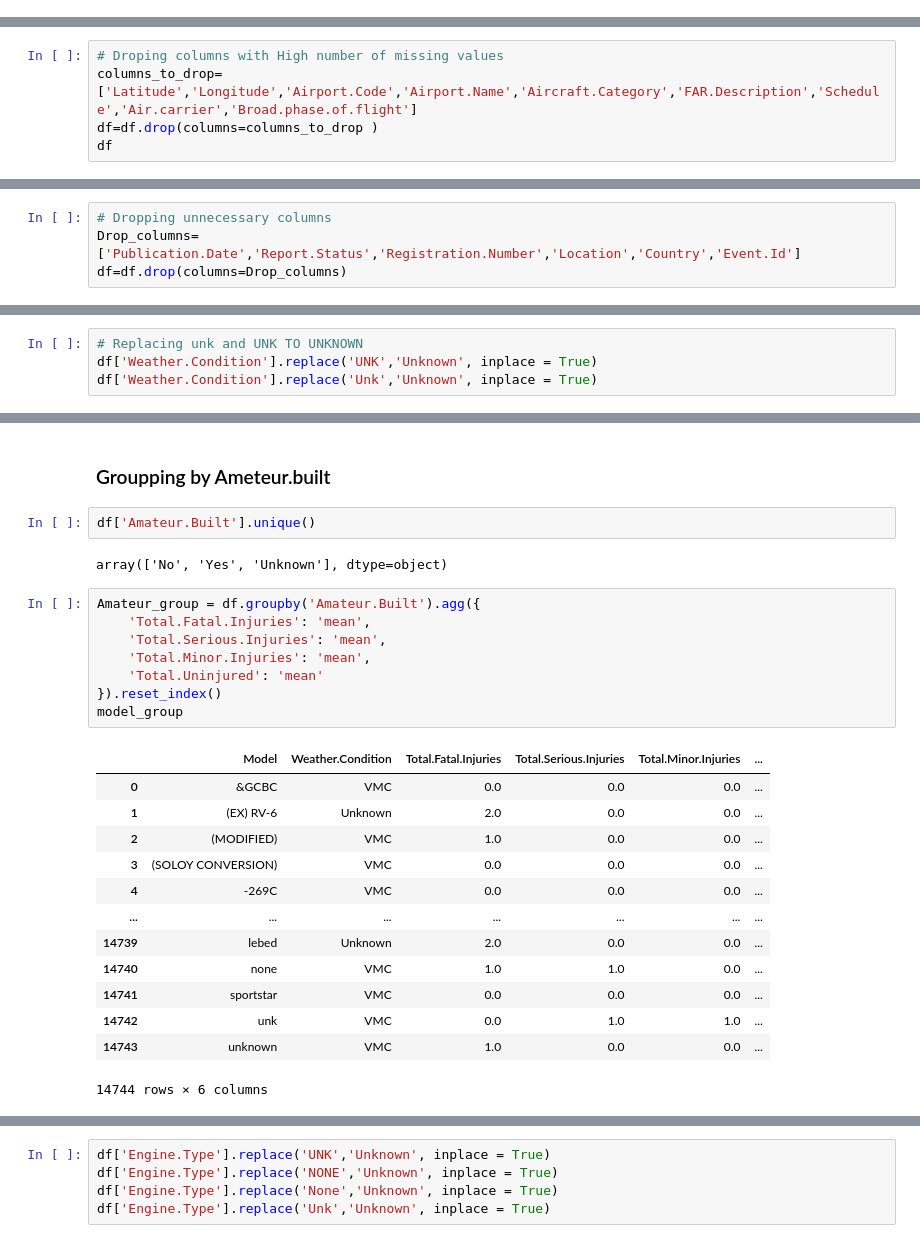
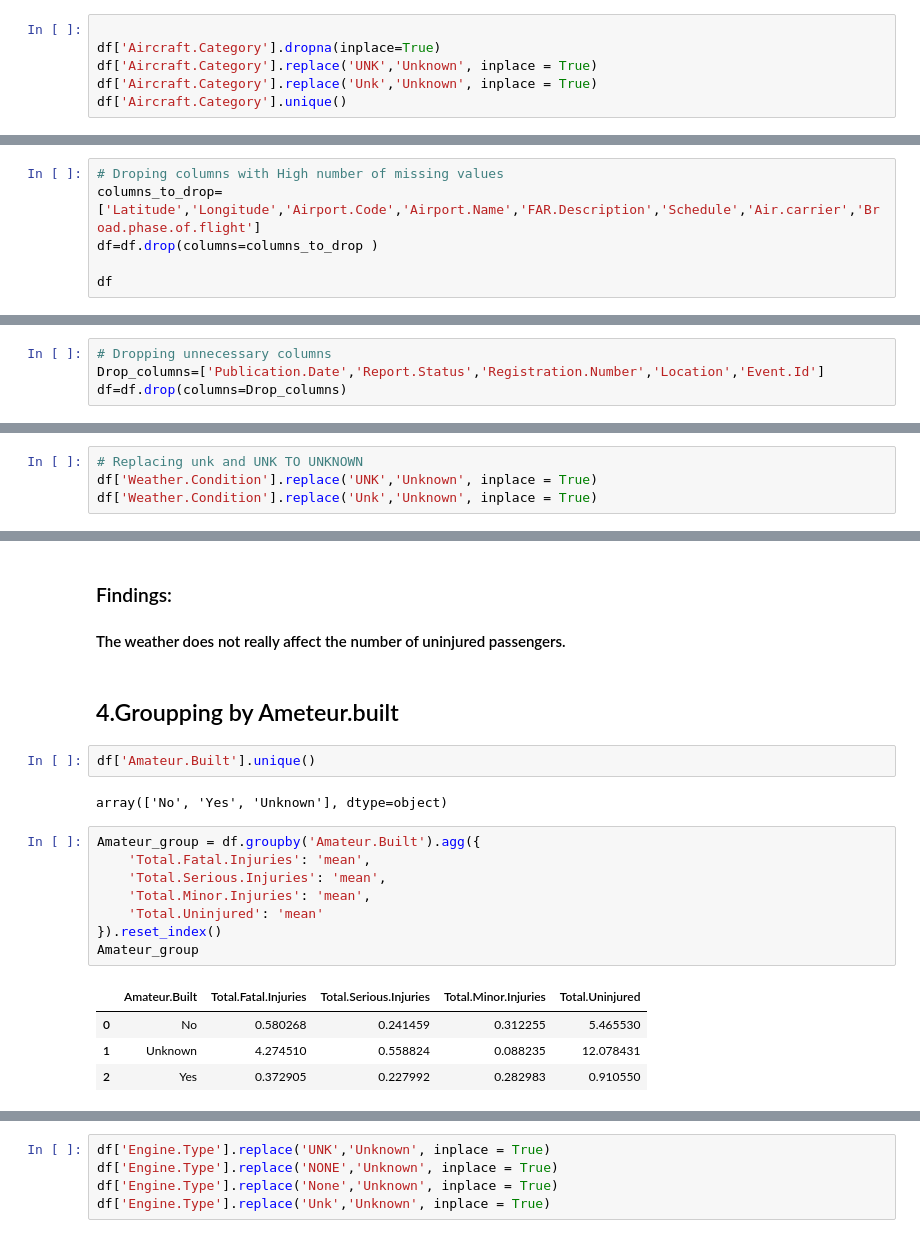
Before and after one commit to nyange21/dsc-phase-1-project-v3, a Jupyter notebook: student.ipynb, the cells around one changed output, grey strips where cells are left out. Drawn from its saved outputs; the diff is of its cells as text.

```diff
--- a/student.ipynb
+++ b/student.ipynb
@@ -147,3 +147,9 @@ Broad.phase.of.flight     27165
 Report.Status              6381
 Publication.Date          15230
 dtype: int64
+# %%
+
+df['Aircraft.Category'].dropna(inplace=True)
+df['Aircraft.Category'].replace('UNK','Unknown', inplace = True)
+df['Aircraft.Category'].replace('Unk','Unknown', inplace = True)
+df['Aircraft.Category'].unique()
@@ -150,7 +160,8 @@ dtype: int64
 # %%
 # Droping columns with High number of missing values
-columns_to_drop= ['Latitude','Longitude','Airport.Code','Airport.Name','Aircraft.Category','FAR.Description','Schedule','Air.carrier','Broad.phase.of.flight']
+columns_to_drop= ['Latitude','Longitude','Airport.Code','Airport.Name','FAR.Description','Schedule','Air.carrier','Broad.phase.of.flight']
 df=df.drop(columns=columns_to_drop )
+
 df
 # %% [output]
 |  | Event.Id | Investigation.Type | Accident.Number | Event.Date | Location | Country | Injury.Severity | ... |
@@ -227,7 +238,7 @@ df['Event.Id'].nunique()
 87951
 # %%
 # Dropping unnecessary columns
-Drop_columns=['Publication.Date','Report.Status','Registration.Number','Location','Country','Event.Id']
+Drop_columns=['Publication.Date','Report.Status','Registration.Number','Location','Event.Id']
 df=df.drop(columns=Drop_columns)
 # %%
 df.shape
@@ -447,5 +517,8 @@ model_group
+# %% [markdown]
+### Findings:
+#### The weather does not really affect the number of uninjured passengers.
 # %% [markdown]
-### Groupping by Ameteur.built
+## 4.Groupping by Ameteur.built
 # %%
 df['Amateur.Built'].unique()
 # %% [output]
@@ -453,25 +526,16 @@ array(['No', 'Yes', 'Unknown'], dtype=object)
 # %%
 Amateur_group = df.groupby('Amateur.Built').agg({
     'Total.Fatal.Injuries': 'mean',
     'Total.Serious.Injuries': 'mean',
     'Total.Minor.Injuries': 'mean',
     'Total.Uninjured': 'mean'
 }).reset_index()
-model_group
+Amateur_group
 # %% [output]
-|  | Model | Weather.Condition | Total.Fatal.Injuries | Total.Serious.Injuries | Total.Minor.Injuries | ... |
-| 0 | &GCBC | VMC | 0.0 | 0.0 | 0.0 | ... |
-| 1 | (EX) RV-6 | Unknown | 2.0 | 0.0 | 0.0 | ... |
-| 2 | (MODIFIED) | VMC | 1.0 | 0.0 | 0.0 | ... |
-| 3 | (SOLOY CONVERSION) | VMC | 0.0 | 0.0 | 0.0 | ... |
-| 4 | -269C | VMC | 0.0 | 0.0 | 0.0 | ... |
-| ... | ... | ... | ... | ... | ... | ... |
-| 14739 | lebed | Unknown | 2.0 | 0.0 | 0.0 | ... |
-| 14740 | none | VMC | 1.0 | 1.0 | 0.0 | ... |
-| 14741 | sportstar | VMC | 0.0 | 0.0 | 0.0 | ... |
-| 14742 | unk | VMC | 0.0 | 1.0 | 1.0 | ... |
-| 14743 | unknown | VMC | 1.0 | 0.0 | 0.0 | ... |
+|  | Amateur.Built | Total.Fatal.Injuries | Total.Serious.Injuries | Total.Minor.Injuries | Total.Uninjured |
+| 0 | No | 0.580268 | 0.241459 | 0.312255 | 5.465530 |
+| 1 | Unknown | 4.274510 | 0.558824 | 0.088235 | 12.078431 |
+| 2 | Yes | 0.372905 | 0.227992 | 0.282983 | 0.910550 |
-14744 rows × 6 columns
 # %%
 # Plotting a bar graph to understand wether Amature built aircrafts should be considered for purchase
 
```
Also changed, not shown: parts of 40 cells of this notebook.
